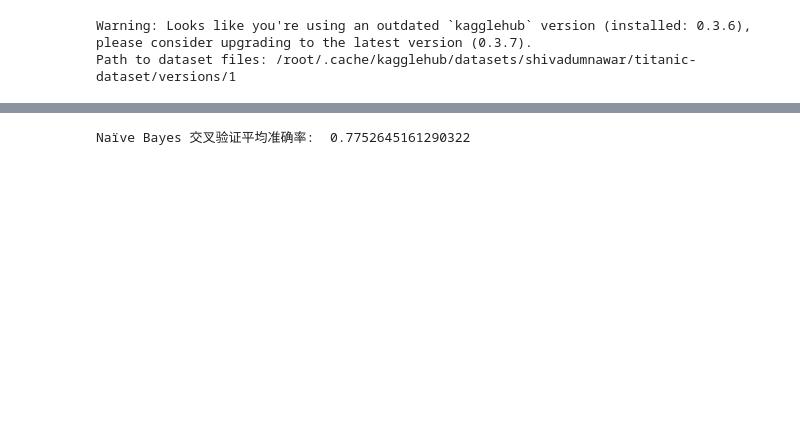
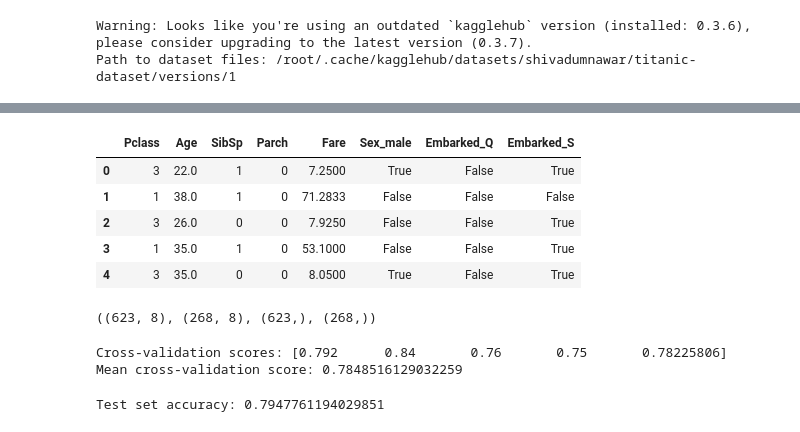
Before and after one commit to SeanMuInCa/learn_python, a Jupyter notebook: Assignment1.ipynb, the cells around one changed output, grey strips where cells are left out. Saved outputs shown, nothing was run; the diff lists cells and outputs as text; code cells hidden in the pictures; blank space fills up the shorter version.

```diff
--- a/Assignment1.ipynb
+++ b/Assignment1.ipynb
@@ -13,8 +13,8 @@ Path to dataset files: /root/.cache/kagglehub/datasets/shivadumnawar/titanic-dat
 # %%
 import pandas as pd
 # load the data
-df = pd.read_csv(path + "/train.csv")
-df.head()
+trainDF = pd.read_csv(path + "/train.csv")
+trainDF.head()
 # %% [output]
 |  | PassengerId | Survived | Pclass | Name | Sex | Age | SibSp | Parch | Ticket | Fare | ... |
 | 0 | 1 | 0 | 3 | Braund, Mr. Owen Harris | male | 22.0 | 1 | 0 | A/5 21171 | 7.2500 | ... |
@@ -47,0 +25,10 @@ X_train, X_test, y_train, y_test = train_test_split(X, y, test_size=0.3, random_
+# %%
+# 选择关键特征
+features = ['Pclass', 'Sex', 'Age', 'SibSp', 'Parch', 'Fare', 'Embarked']
+
+# 提取特征和目标变量
+X = trainDF[features]
+y = trainDF['Survived']
+
+# 显示特征的前几行
+X.head()
@@ -47,0 +42,10 @@ X_train, X_test, y_train, y_test = train_test_split(X, y, test_size=0.3, random_
+# %%
+# 处理 Age 列的缺失值
+X = X.copy()  # 创建一个副本，避免 SettingWithCopyWarning
+X['Age'] = X['Age'].fillna(X['Age'].mean())
+
+# 处理 Embarked 列的缺失值
+X['Embarked'] = X['Embarked'].fillna(X['Embarked'].mode()[0])
+
+# 检查是否还有缺失值
+X.isnull().sum()
@@ -48,16 +62,53 @@ X_train, X_test, y_train, y_test = train_test_split(X, y, test_size=0.3, random_
+# %%
+# 使用独热编码处理分类变量
+X = pd.get_dummies(X, columns=['Sex', 'Embarked'], drop_first=True)
+
+# 显示处理后的特征
+X.head()
+# %% [output]
+|  | Pclass | Age | SibSp | Parch | Fare | Sex_male | Embarked_Q | Embarked_S |
+| 0 | 3 | 22.0 | 1 | 0 | 7.2500 | True | False | True |
+| 1 | 1 | 38.0 | 1 | 0 | 71.2833 | False | False | False |
+| 2 | 3 | 26.0 | 0 | 0 | 7.9250 | False | False | True |
+| 3 | 1 | 35.0 | 1 | 0 | 53.1000 | False | False | True |
+| 4 | 3 | 35.0 | 0 | 0 | 8.0500 | True | False | True |
+# %%
+from sklearn.model_selection import train_test_split
+
+# 分割数据集
+X_train, X_test, y_train, y_test = train_test_split(X, y, test_size=0.3, random_state=42)
+
+# 显示分割后的数据集大小
+X_train.shape, X_test.shape, y_train.shape, y_test.shape
+# %% [output]
+((623, 8), (268, 8), (623,), (268,))
 # %%
 from sklearn.naive_bayes import GaussianNB
 from sklearn.model_selection import cross_val_score
 
-# 训练 Naïve Bayes 模型
-nb_model = GaussianNB()
-nb_model.fit(X_train, y_train)
+# 初始化模型
+model = GaussianNB()
 
-# 5 折交叉验证
-nb_scores = cross_val_score(nb_model, X_train, y_train, cv=5, scoring='accuracy')
-print("Naïve Bayes 交叉验证平均准确率: ", nb_scores.mean())
+# 训练模型
+model.fit(X_train, y_train)
+
+# 使用 5 折交叉验证评估模型
+cv_scores = cross_val_score(model, X_train, y_train, cv=5)
+
+# 输出交叉验证得分
+print("Cross-validation scores:", cv_scores)
+print("Mean cross-validation score:", cv_scores.mean())
 # %% [output]
-Naïve Bayes 交叉验证平均准确率:  0.7752645161290322
+Cross-validation scores: [0.792      0.84       0.76       0.75       0.78225806]
+Mean cross-validation score: 0.7848516129032259
+# %%
+# 在测试集上评估模型
+test_accuracy = model.score(X_test, y_test)
+
+# 输出测试集准确率
+print("Test set accuracy:", test_accuracy)
+# %% [output]
+Test set accuracy: 0.7947761194029851
 # %%
 from sklearn.svm import SVC
 from sklearn.model_selection import GridSearchCV
```
Also changed, not shown: parts of 8 cells of this notebook.
